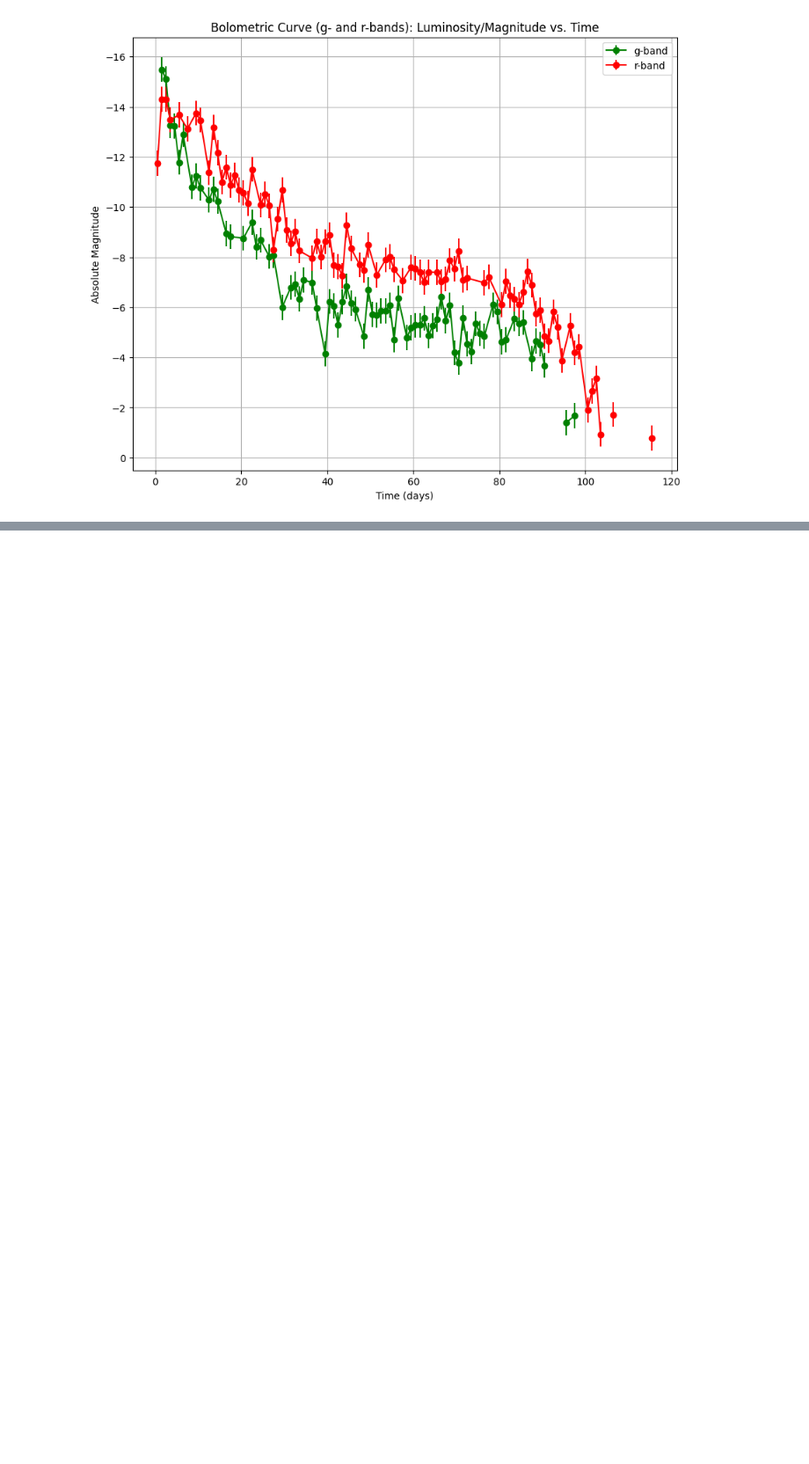
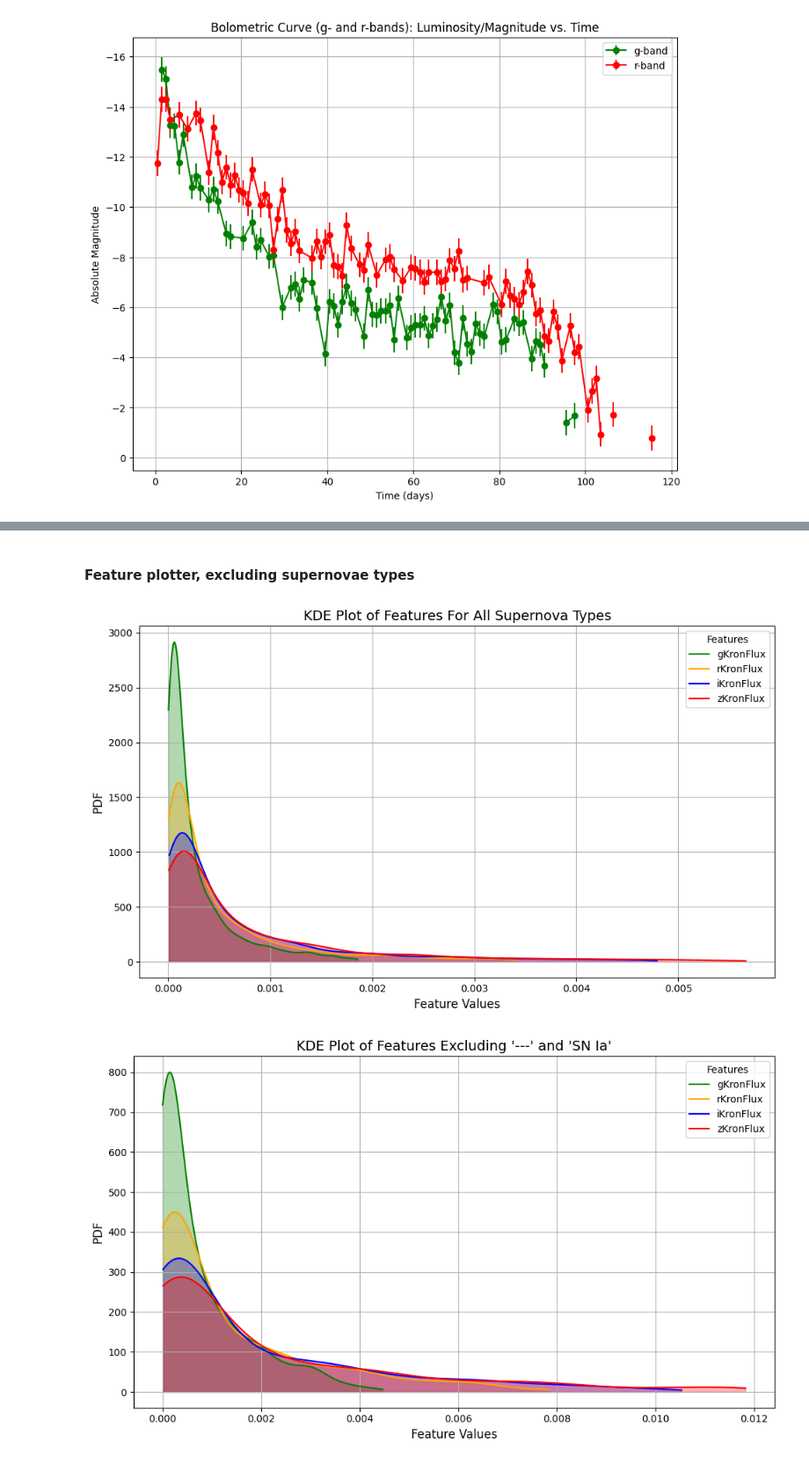
Before and after one commit to evan-reynolds/laiss_timedomainanomalies, a Jupyter notebook: notebooks/evan_research.ipynb, the cells around one changed output, grey strips where cells are left out. Shown at 88% size. Cells and saved outputs as stored; diff of their text form; code cells hidden in the pictures; blank space fills up the shorter version.

```diff
--- a/notebooks/evan_research.ipynb
+++ b/notebooks/evan_research.ipynb
@@ -442,0 +652,41 @@ print(len(matches))
+# %% [markdown]
+#### Feature plotter, excluding supernovae types
+# %%
+def plot_feat_kde(df, features, exclude_types=None, lower_percentile=0, upper_percentile=95):
+    if exclude_types:
+        df = df[~df['type'].isin(exclude_types)]
+
+    plt.figure(figsize=(10, 6))
+    colors = ['green', 'orange', 'blue', 'red']
+    for idx, feature in enumerate(features):
+        if feature not in df.columns:
+            raise ValueError(f"The feature '{feature}' does not exist in the DataFrame.")
+
+        lower_bound = np.percentile(df[feature].dropna(), lower_percentile)
+        upper_bound = np.percentile(df[feature].dropna(), upper_percentile)
+        filtered_data = df[(df[feature] >= lower_bound) & (df[feature] <= upper_bound)][feature].dropna()
+
+        if len(filtered_data) > 1:  # Ensure enough data for KDE
+            kde = gaussian_kde(filtered_data)
+            x_range = np.linspace(filtered_data.min(), filtered_data.max(), 500)
+            y_values = kde(x_range)
+
+            plt.plot(x_range, y_values, label=feature, color=colors[idx])
+            plt.fill_between(x_range, y_values, alpha=0.3, color=colors[idx])
+
+    title_suffix = "Excluding '---' and 'SN Ia'" if exclude_types else "For All Supernova Types"
+    plt.title(f"KDE Plot of Features {title_suffix}", fontsize=14)
+    plt.xlabel("Feature Values", fontsize=12)
+    plt.ylabel("PDF", fontsize=12)
+    plt.legend(title="Features", loc='upper right')
+    plt.grid(True)
+    plt.tight_layout()
+    plt.show()
+
+features = ['gKronFlux', 'rKronFlux', 'iKronFlux', 'zKronFlux']
+exclude_types = ['---', 'SN Ia']
+plot_feat_kde(df_bank_tns_cls, features)
+plot_feat_kde(df_bank_tns_cls, features, exclude_types=exclude_types)
+# %% [output]
+[figure, added]
+[figure, added]
```
Also changed, not shown: parts of 15 cells of this notebook, 2 other files.
